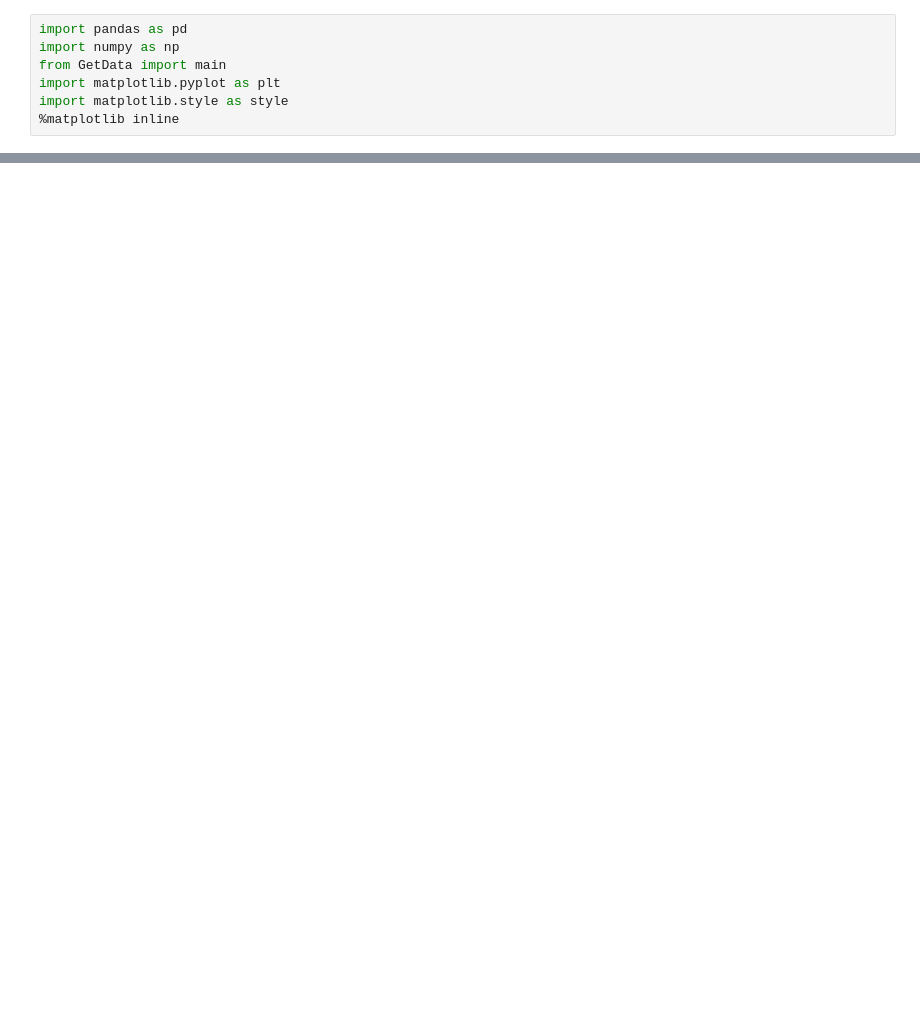
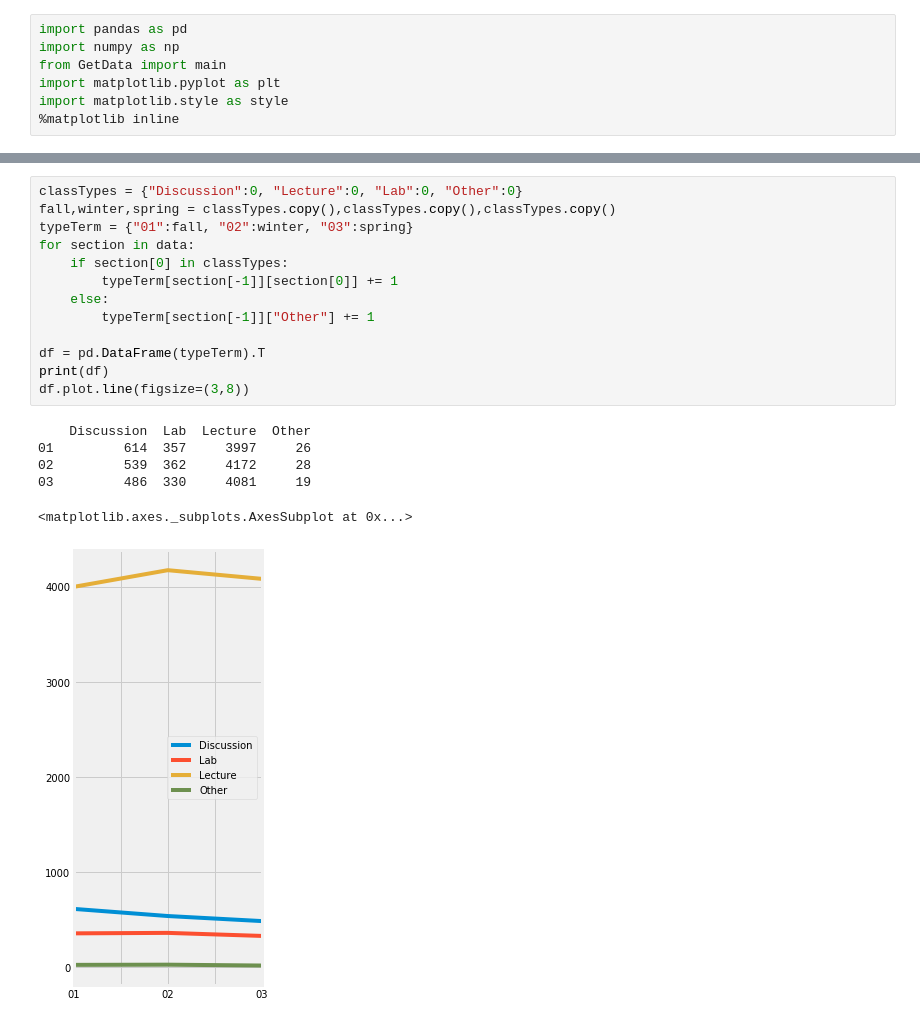
Before and after one commit to pelovett/DuckClassAnalysis, a Jupyter notebook: analysis.ipynb, the cells around one changed output, grey strips where cells are left out. Saved outputs shown, nothing was run; the diff lists cells and outputs as text; blank space fills up the shorter version.

```diff
--- a/analysis.ipynb
+++ b/analysis.ipynb
@@ -35,0 +69,20 @@ plt.show()
+# %%
+classTypes = {"Discussion":0, "Lecture":0, "Lab":0, "Other":0}
+fall,winter,spring = classTypes.copy(),classTypes.copy(),classTypes.copy()
+typeTerm = {"01":fall, "02":winter, "03":spring}
+for section in data:
+    if section[0] in classTypes:
+        typeTerm[section[-1]][section[0]] += 1
+    else:
+        typeTerm[section[-1]]["Other"] += 1
+
+df = pd.DataFrame(typeTerm).T
+print(df)
+df.plot.line(figsize=(3,8))
+# %% [output]
+    Discussion  Lab  Lecture  Other
+01         614  357     3997     26
+02         539  362     4172     28
+03         486  330     4081     19
+<matplotlib.axes._subplots.AxesSubplot at 0x...>
+[figure, added]
```
Also changed, not shown: parts of 4 cells of this notebook, 2 other files.
